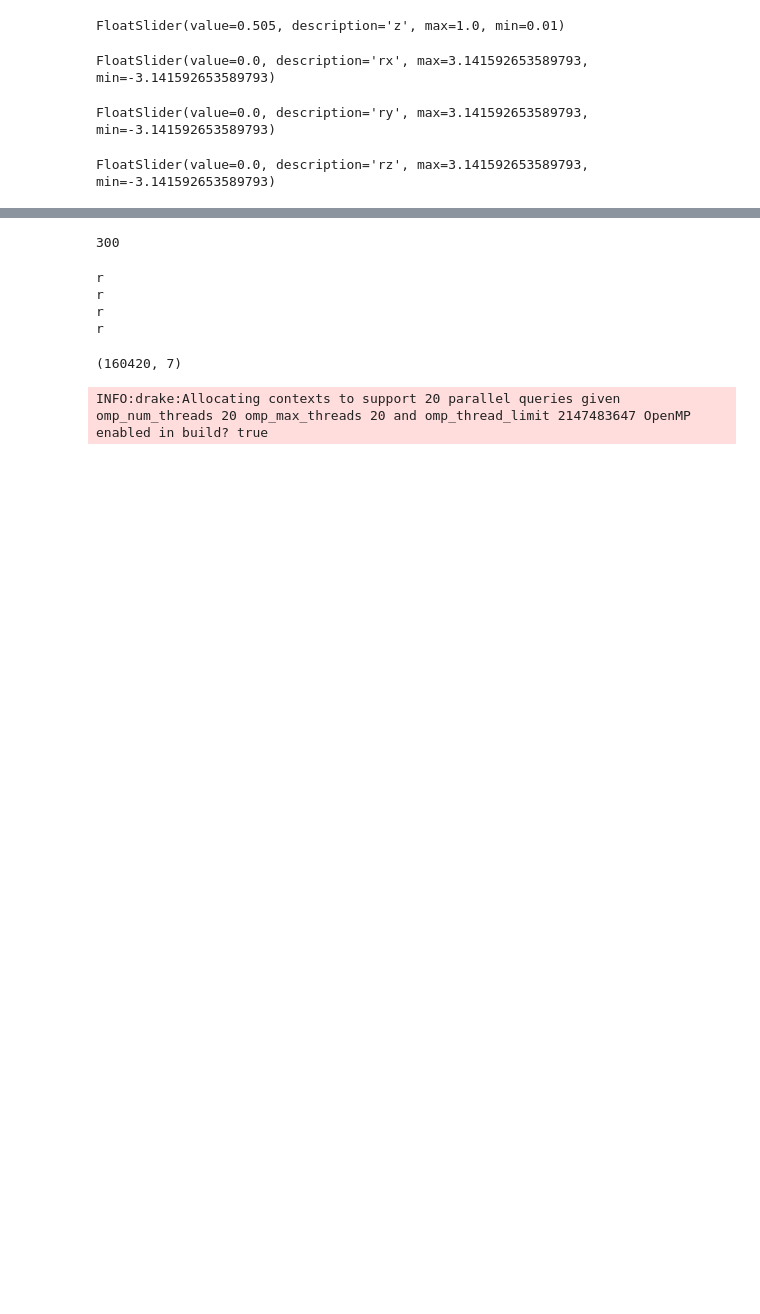
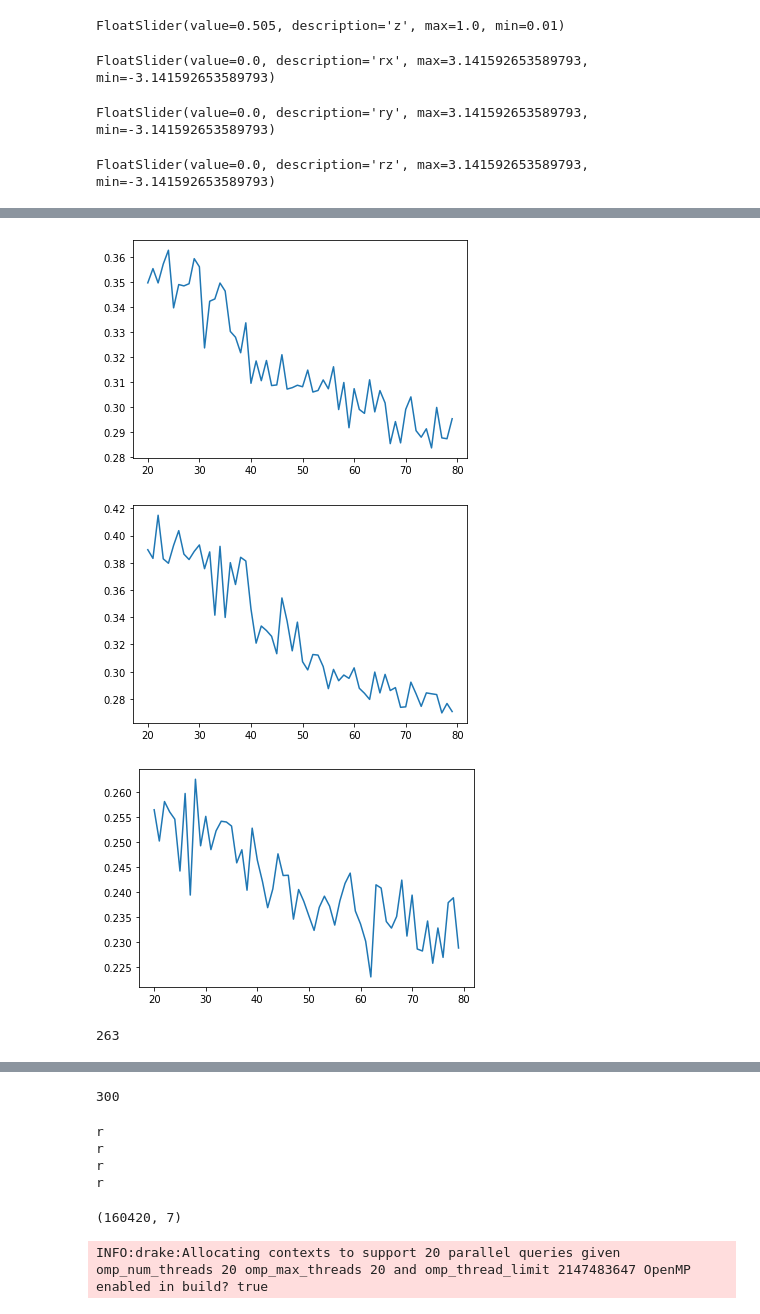
Before and after one commit to wernerpe/cvisiris_examples, a Jupyter notebook: 7dof_bins_gcs.ipynb, the cells around one changed output, grey strips where cells are left out. Cells and saved outputs as stored; diff of their text form; code cells hidden in the pictures; blank space fills up the shorter version.

Commit message:
task space seeeding clustering method initial push

```diff
--- a/7dof_bins_gcs.ipynb
+++ b/7dof_bins_gcs.ipynb
@@ -255,2 +250,0 @@ sample_handle_ts = partial(task_space_sampler_mp,
-# %%
-q, t, _, res = sample_handle_ts(1000,[])
@@ -278,0 +251,12 @@ res
+# %%
+from pydrake.all import SceneGraphCollisionChecker
+from visibility_utils import vgraph
+from clique_covers import compute_greedy_clique_partition
+
+robot_instances = [plant.GetModelInstanceByName("iiwa"), plant.GetModelInstanceByName("wsg")]
+checker = SceneGraphCollisionChecker(model = diagram,#.Clone(),
+                    robot_model_instances = robot_instances,
+                    distance_function_weights =  [1] * plant.num_positions(),
+                    #configuration_distance_function = _configuration_distance,
+                    edge_step_size = 0.125)
+vgraph_handle = partial(vgraph, checker = checker, parallelize = True)
@@ -278,0 +291,45 @@ res
+# %%
+#cluster points
+from sklearn.cluster import KMeans
+from sklearn.metrics import silhouette_score
+import matplotlib.pyplot as plt
+cliques_obj = []
+for q, t in zip(q_obj, t_obj):
+    sil = []
+    kmsol = []
+    clus_vals = np.arange(20,80)
+    for k in clus_vals:
+        #print(k)
+        km = KMeans(n_clusters=k).fit(q)
+        kmsol.append(km)
+        labels = km.labels_
+        sil.append(silhouette_score(q, labels, metric='euclidean'))
+
+    fig = plt.figure()
+    plt.plot(clus_vals,sil)
+
+    best_clustering = kmsol[np.argmax(sil)]
+    num_clusters = clus_vals[np.argmax(sil)]
+    q_clus = [q[np.where(best_clustering.labels_ == l )[0], :] for l in range(num_clusters)]
+    t_clus = [t[np.where(best_clustering.labels_ == l )[0], :] for l in range(num_clusters)]
+    idx_clus = [np.where(best_clustering.labels_ == l )[0] for l in range(num_clusters)]
+    vgraph_clus = [vgraph_handle(qc) for qc in q_clus]
+    cliques_cluster = []
+    for ad in vgraph_clus:
+        smin =5
+        cliques = compute_greedy_clique_partition(ad.toarray(), min_cliuqe_size=smin)
+        cl = []
+        for c in cliques:
+            if len(c)>=smin:
+               cl.append(c)
+        cliques_cluster.append(cl)
+    cliques_clusters_glob = []
+    for clus_idx, cliques in enumerate(cliques_cluster):
+        for c in cliques:
+            if len(c):
+                cliques_clusters_glob.append(idx_clus[clus_idx][c])
+    cliques_obj.append(cliques_clusters_glob)
+# %% [output]
+[figure, added]
+[figure, added]
+[figure, added]
@@ -278,0 +346,12 @@ res
+# %%
+from visibility_utils import generate_distinct_colors
+cols = generate_distinct_colors(len(cliques_tot)+5, rgb = True)[5:]
+cols = [list(c)+[1] for c in cols]
+
+for id, c in enumerate(cliques_tot):
+    plot_points(meshcat, t_tot[c], f"ct{id}", size = 0.01, color=Rgba(*cols[id]))
+for idx in range(len(cliques_tot)):
+        meshcat.SetProperty(f"/drake/ct{idx}", "visible", True)
+print(len(cliques_tot))
+# %% [output]
+263
```
Also changed, not shown: parts of 60 cells of this notebook, 11 other files.
